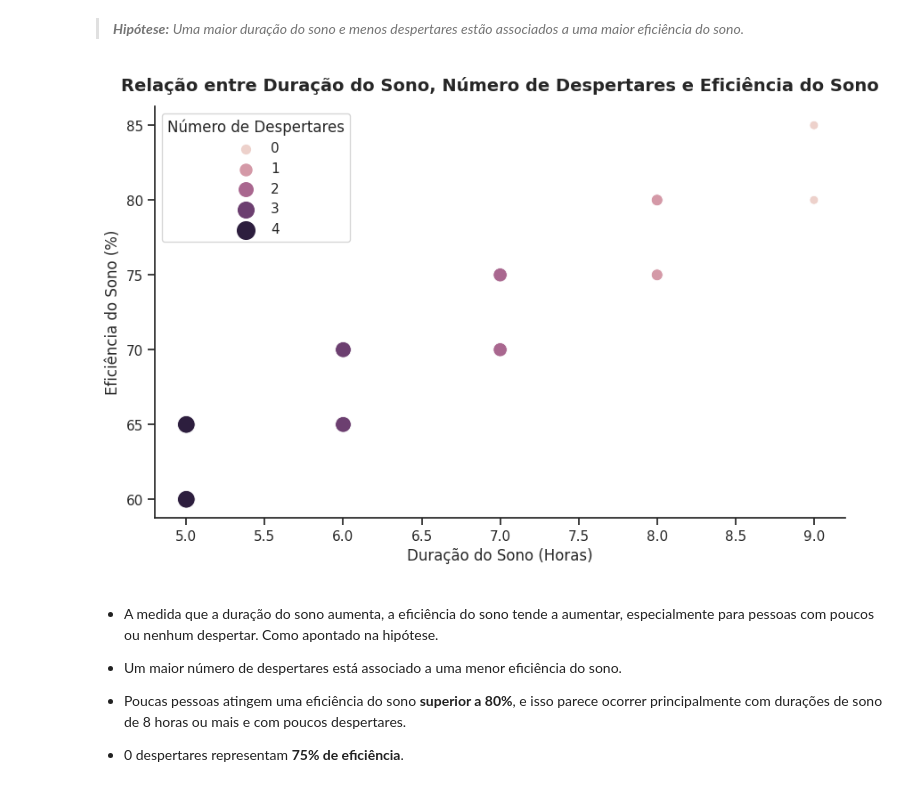
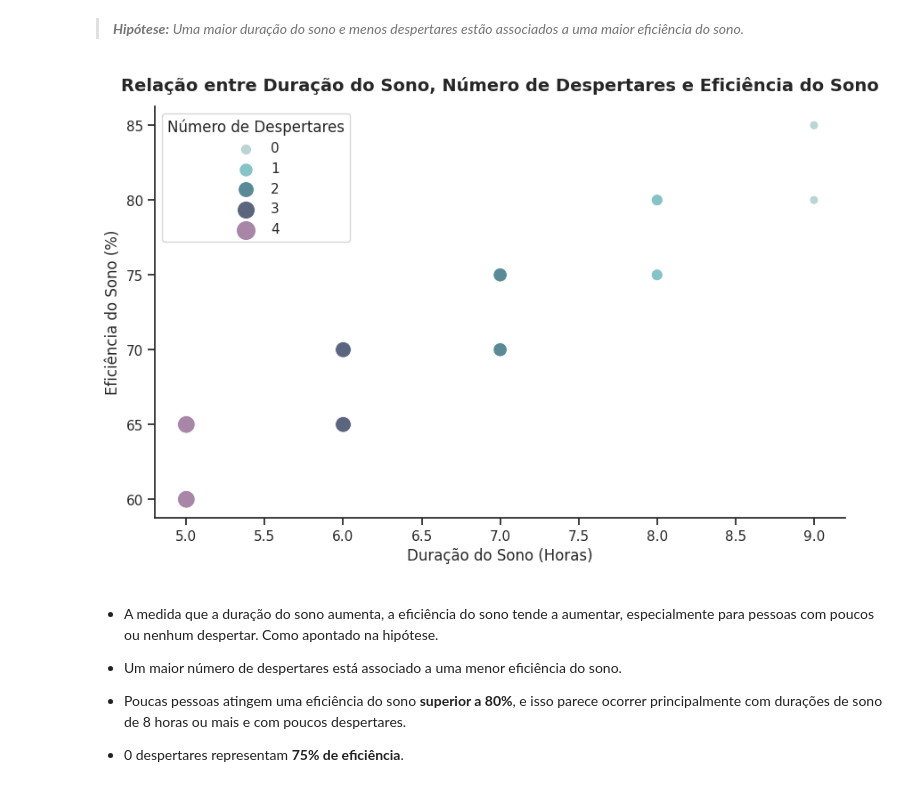
Before and after one commit to atlantico-academy/equipe1-2024.2, a Jupyter notebook: notebooks/01-exploratory_data_analysis.ipynb, the cells around one changed output. Drawn from its saved outputs; the diff is of its cells as text; code cells hidden in the pictures.

```diff
--- a/notebooks/01-exploratory_data_analysis.ipynb
+++ b/notebooks/01-exploratory_data_analysis.ipynb
@@ -102,7 +103,7 @@ import seaborn as sns
 import warnings
 # %%
 #Definindo a paleta de cores
-colors = ["#BBD4D4","#A786A7","#74BDC1","#40596F"]
+colors = ["#BBD4D4","#74BDC1","#40596F", "#A786A7"]
 sns.set_theme(style="ticks")
 sns.set_palette(sns.color_palette(colors))
 # %%
@@ -1159,7 +1181,7 @@ plt.show()
 # %%
 plt.figure(figsize=(10, 6))
 selected_colors = {
-    'gender': [colors[1], colors[2]],
+    'gender': [colors[3], colors[0]],
 }
 
 ax = sns.scatterplot(data=df,
@@ -1172,7 +1194,7 @@ ax = sns.regplot(data=df,
                  x='exercise_frequency',
                  y='wakeup_hour',
                  scatter=False,
-                 color=colors[2],
+                 color=colors[1],
                  ax=ax)
 
 plt.title('Frequência de Exercícios x Horário de Acordar por Gênero',
@@ -1204,7 +1226,7 @@ plt.figure(figsize=(10, 6))
 ax = sns.lineplot(data=df,
                  x='bedtime_hour',
                  y='rem_sleep_percentage',
-                 color=colors[2])
+                 color=colors[1])
 
 plt.title('Influência do Horário de Dormir no Percentual de Sono REM',
           fontweight='bold',
@@ -1239,7 +1261,7 @@ with warnings.catch_warnings():
     warnings.simplefilter("ignore")
 
     selected_colors = {
-        'smoking_status': [colors[1], colors[2]],
+        'smoking_status': [colors[3], colors[1]],
     }
 
     pairplot_df = df[['caffeine_consumption_mg',
@@ -1280,35 +1302,37 @@ plt.show()
 # %%
 df = pd.DataFrame({
     'sleep_duration_hour': [5, 6, 7, 8, 9, 5, 6, 7, 8, 9],
     'awakenings': [4, 3, 2, 1, 0, 4, 3, 2, 1, 0],
     'sleep_efficiency': [65, 70, 75, 80, 85, 60, 65, 70, 75, 80]
 })
+
+linear_gradient_colors = LinearSegmentedColormap.from_list("custom_cmap", colors)
 
 with warnings.catch_warnings():
     warnings.simplefilter("ignore")
     plt.figure(figsize=(10, 6))
     ax = sns.scatterplot(data=df,
                     x='sleep_duration_hour',
                     y='sleep_efficiency',
                     hue='awakenings',
-                    cmap=colors,
+                    palette= linear_gradient_colors,
                     size='awakenings',
                     sizes=(50, 200))
 
     plt.title('Relação entre Duração do Sono, Número de Despertares e Eficiência do Sono',
               fontweight='bold',
               fontsize=14,
               y=1.02)
 
     plt.xlabel('Duração do Sono (Horas)')
     plt.ylabel('Eficiência do Sono (%)')
     plt.legend(title='Número de Despertares')
     ax.spines['top'].set_visible(False)
     ax.spines['right'].set_visible(False)
 
 plt.show()
 # %% [output]
-[figure, old version]
+[figure, new version]
 # %% [markdown]
 * A medida que a duração do sono aumenta, a eficiência do sono tende a aumentar, especialmente para pessoas com poucos ou nenhum despertar. Como apontado na hipótese.
 
```
Also changed, not shown: parts of 31 cells of this notebook.
